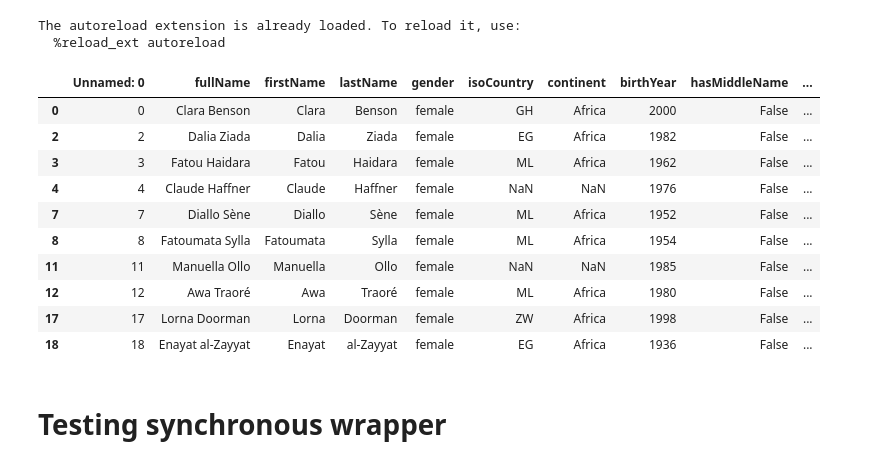
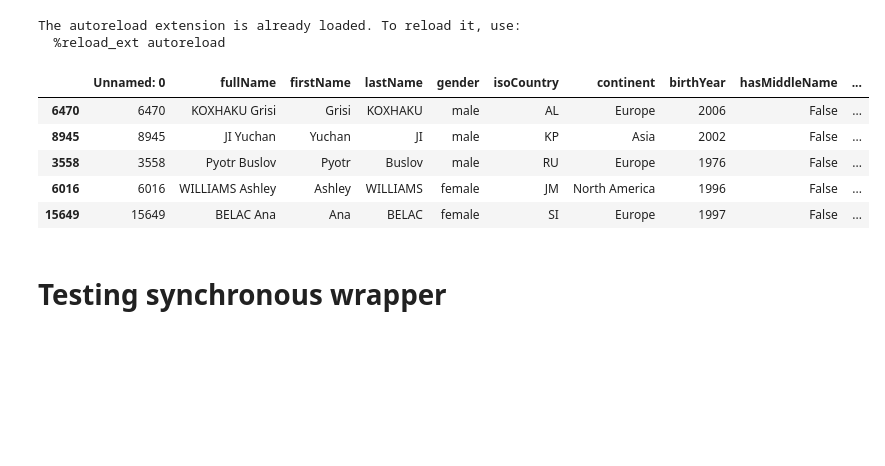
Before and after one commit to Briefgarde/name2genderresearch, a Jupyter notebook: notebooks/helpers/serviveHandlerTesting.ipynb, the cells around one changed output. Cells and saved outputs as stored; diff of their text form; code cells hidden in the pictures; blank space fills up the shorter version.

```diff
--- a/notebooks/helpers/serviveHandlerTesting.ipynb
+++ b/notebooks/helpers/serviveHandlerTesting.ipynb
@@ -13,21 +14,17 @@ The autoreload extension is already loaded. To reload it, use:
 # %%
 # Getting a dataset
 
 df = pd.read_csv("../../data/all.csv")
-df = df[df['hasMiddleName']==False].iloc[0:10]
+df = df[(df['hasMiddleName']==False) & (df['firstName'].notnull())]
+df = df.sample(5)
 df
 # %% [output]
 |  | Unnamed: 0 | fullName | firstName | lastName | gender | isoCountry | continent | birthYear | hasMiddleName | ... |
-| 0 | 0 | Clara Benson | Clara | Benson | female | GH | Africa | 2000 | False | ... |
-| 2 | 2 | Dalia Ziada | Dalia | Ziada | female | EG | Africa | 1982 | False | ... |
-| 3 | 3 | Fatou Haidara | Fatou | Haidara | female | ML | Africa | 1962 | False | ... |
-| 4 | 4 | Claude Haffner | Claude | Haffner | female | NaN | NaN | 1976 | False | ... |
-| 7 | 7 | Diallo Sène | Diallo | Sène | female | ML | Africa | 1952 | False | ... |
-| 8 | 8 | Fatoumata Sylla | Fatoumata | Sylla | female | ML | Africa | 1954 | False | ... |
-| 11 | 11 | Manuella Ollo | Manuella | Ollo | female | NaN | NaN | 1985 | False | ... |
-| 12 | 12 | Awa Traoré | Awa | Traoré | female | ML | Africa | 1980 | False | ... |
-| 17 | 17 | Lorna Doorman | Lorna | Doorman | female | ZW | Africa | 1998 | False | ... |
-| 18 | 18 | Enayat al-Zayyat | Enayat | al-Zayyat | female | EG | Africa | 1936 | False | ... |
+| 6470 | 6470 | KOXHAKU Grisi | Grisi | KOXHAKU | male | AL | Europe | 2006 | False | ... |
+| 8945 | 8945 | JI Yuchan | Yuchan | JI | male | KP | Asia | 2002 | False | ... |
+| 3558 | 3558 | Pyotr Buslov | Pyotr | Buslov | male | RU | Europe | 1976 | False | ... |
+| 6016 | 6016 | WILLIAMS Ashley | Ashley | WILLIAMS | female | JM | North America | 1996 | False | ... |
+| 15649 | 15649 | BELAC Ana | Ana | BELAC | female | SI | Europe | 1997 | False | ... |
 # %% [markdown]
 # Testing synchronous wrapper
 # %% [markdown]
```
Also changed, not shown: parts of 13 cells of this notebook, 3 other files.
